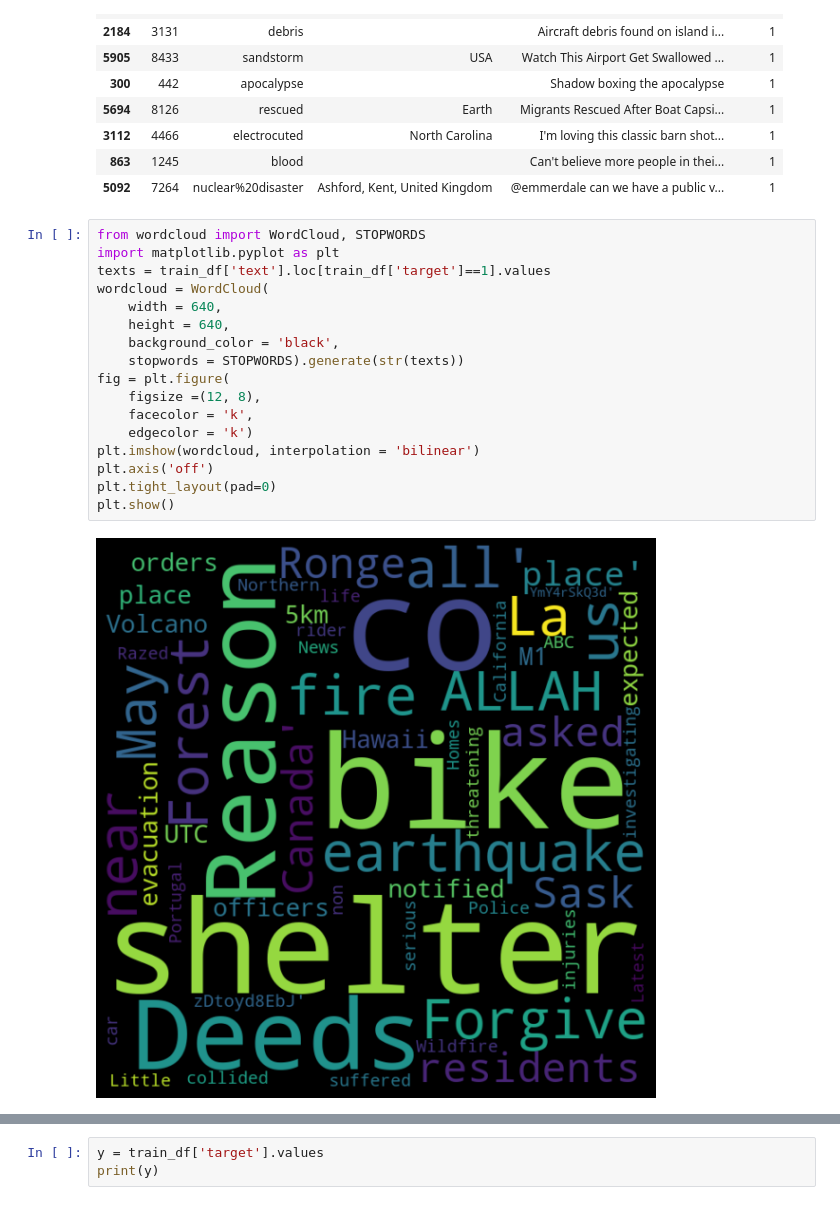
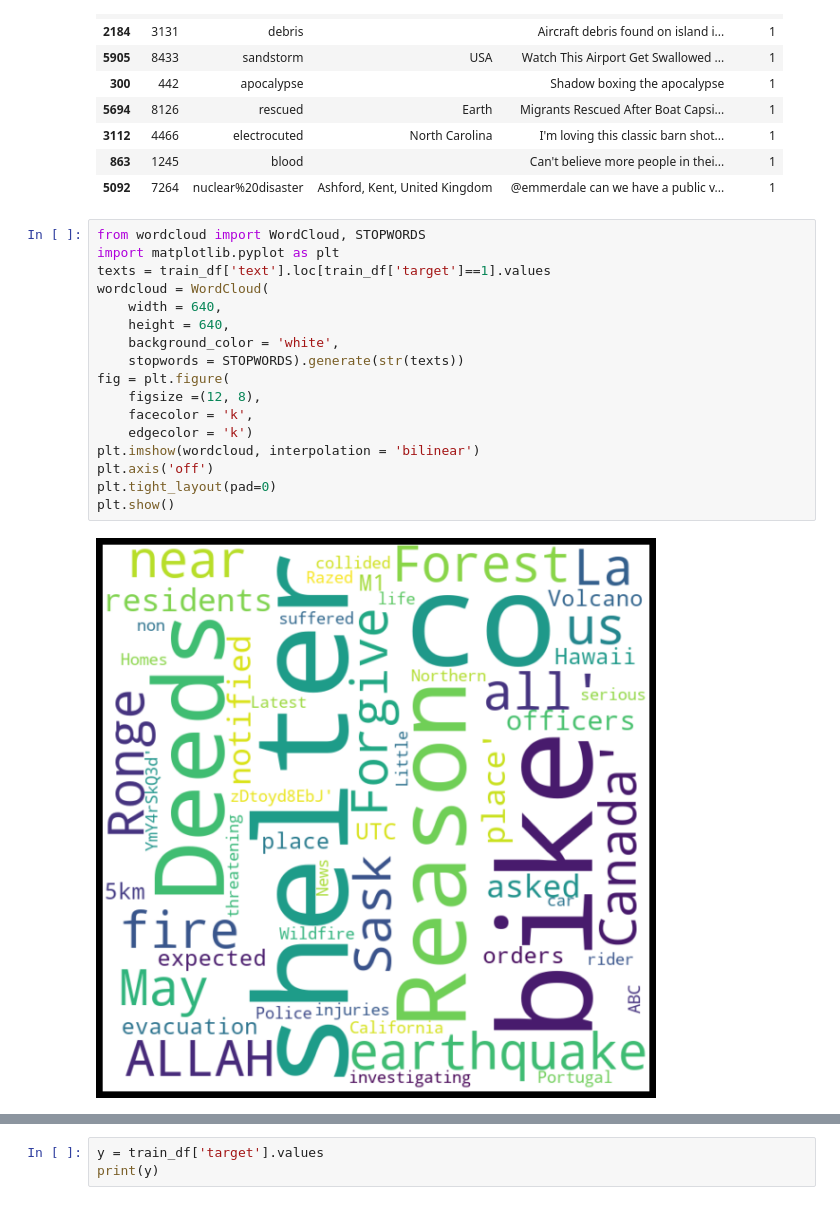
Before and after one commit to 1stPtrp/BigData_project, a Jupyter notebook: Project_NLP.ipynb, the cells around one changed output, grey strips where cells are left out. Cells and saved outputs as stored; diff of their text form.

```diff
--- a/Project_NLP.ipynb
+++ b/Project_NLP.ipynb
@@ -82,22 +97,22 @@ train_df.loc[train_df['target']==1].sample(10, random_state=10)
 # %%
 from wordcloud import WordCloud, STOPWORDS
 import matplotlib.pyplot as plt
 texts = train_df['text'].loc[train_df['target']==1].values
 wordcloud = WordCloud(
     width = 640,
     height = 640,
-    background_color = 'black',
+    background_color = 'white',
     stopwords = STOPWORDS).generate(str(texts))
 fig = plt.figure(
     figsize =(12, 8),
     facecolor = 'k',
     edgecolor = 'k')
 plt.imshow(wordcloud, interpolation = 'bilinear')
 plt.axis('off')
 plt.tight_layout(pad=0)
 plt.show()
 # %% [output]
-[figure, old version]
+[figure, new version]
 # %%
 from wordcloud import WordCloud, STOPWORDS
 import matplotlib.pyplot as plt
```
Also changed, not shown: parts of 17 cells of this notebook.
